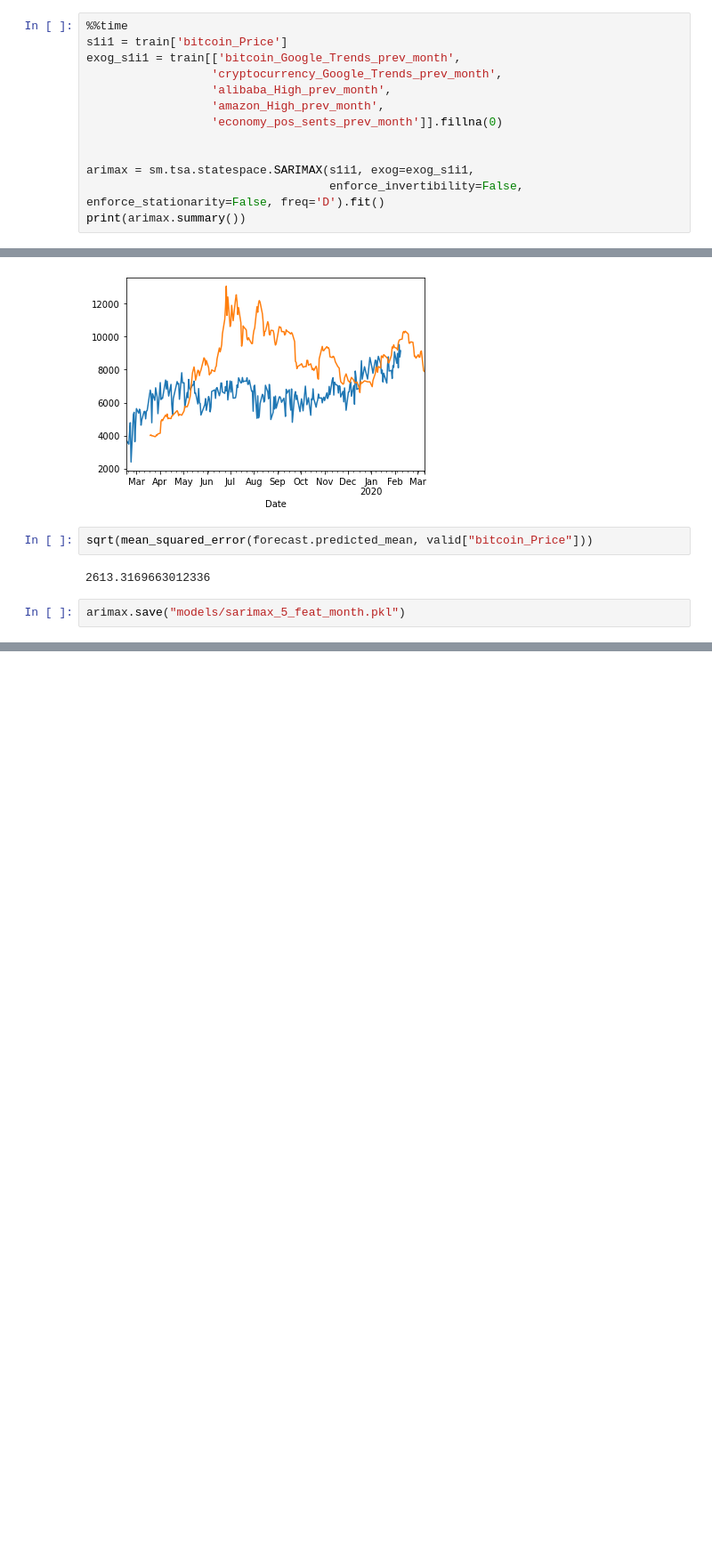
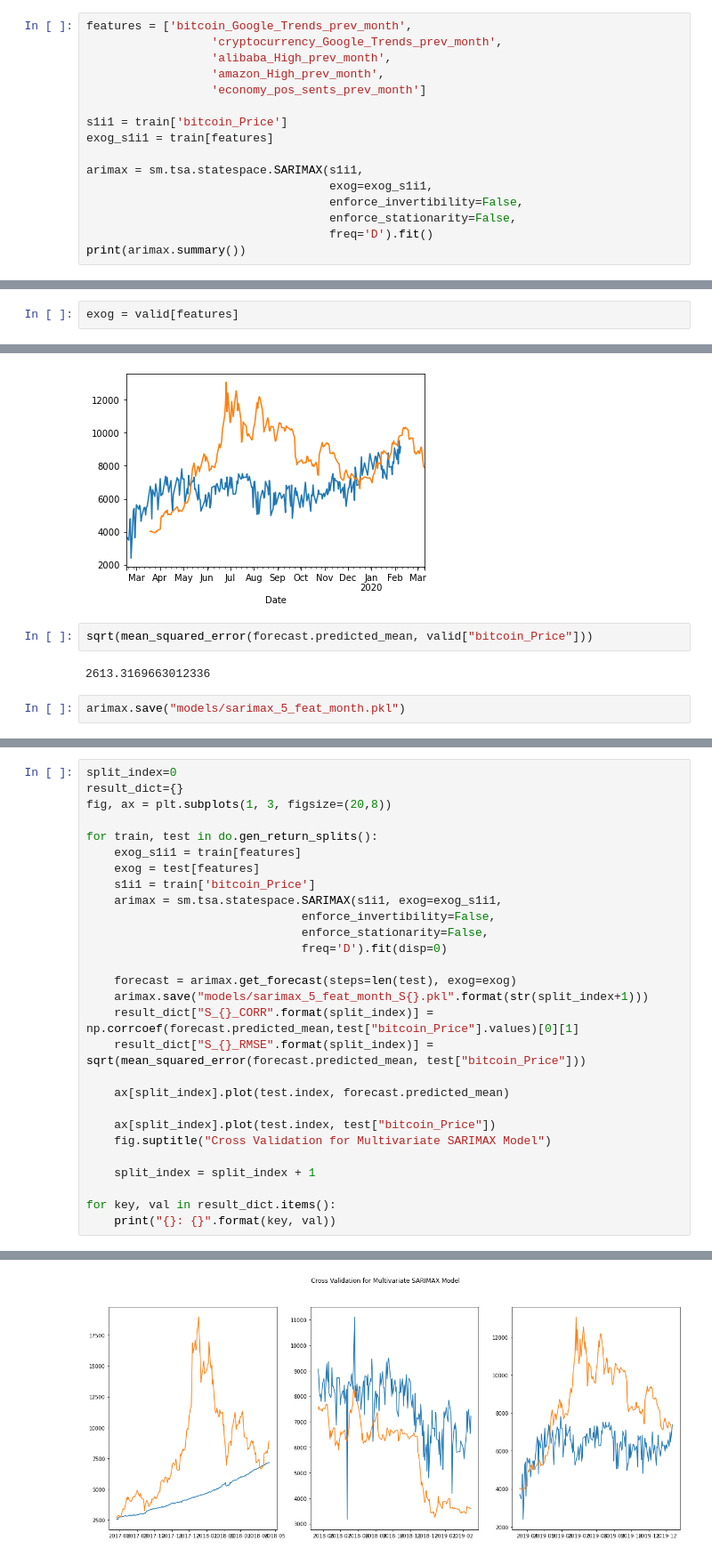
Before and after one commit to herrfeder/DataScientist, a Jupyter notebook: Project_05_Capstone_Stock_Chart_Analysis/03_model_ARIMAX.ipynb, the cells around one changed output, grey strips where cells are left out. Shown at 89% size. Drawn from its saved outputs; the diff is of its cells as text; blank space fills up the shorter version.

```diff
--- a/Project_05_Capstone_Stock_Chart_Analysis/03_model_ARIMAX.ipynb
+++ b/Project_05_Capstone_Stock_Chart_Analysis/03_model_ARIMAX.ipynb
@@ -32,17 +32,20 @@ valid = do.get_causal_const_shift(valid)
 #train["economy_pos_sents_prev_month"] = train["economy_pos_sents_prev_month"].rolling(window=10,min_periods=1).mean()
 #valid["economy_pos_sents_prev_month"] = valid["economy_pos_sents_prev_month"].rolling(window=10,min_periods=1).mean()
 # %%
-%%time
-s1i1 = train['bitcoin_Price']
-exog_s1i1 = train[['bitcoin_Google_Trends_prev_month',
+features = ['bitcoin_Google_Trends_prev_month',
                   'cryptocurrency_Google_Trends_prev_month',
                   'alibaba_High_prev_month',
                   'amazon_High_prev_month',
-                  'economy_pos_sents_prev_month']].fillna(0)
+                  'economy_pos_sents_prev_month']
 
+s1i1 = train['bitcoin_Price']
+exog_s1i1 = train[features]
 
-arimax = sm.tsa.statespace.SARIMAX(s1i1, exog=exog_s1i1,
-                                   enforce_invertibility=False, enforce_stationarity=False, freq='D').fit()
+arimax = sm.tsa.statespace.SARIMAX(s1i1,
+                                   exog=exog_s1i1,
+                                   enforce_invertibility=False,
+                                   enforce_stationarity=False,
+                                   freq='D').fit()
 print(arimax.summary())
 # %% [output]
                                SARIMAX Results
@@ -88,3 +81,5 @@ exog = valid[['bitcoin_Google_Trends_prev_month',
+# %%
+exog = valid[features]
 # %%
 forecast = arimax.get_forecast(steps=len(valid), exog=exog)
 # %%
@@ -101,0 +99,29 @@ arimax.save("models/sarimax_5_feat_month.pkl")
+# %%
+split_index=0
+result_dict={}
+fig, ax = plt.subplots(1, 3, figsize=(20,8))
+
+for train, test in do.gen_return_splits():
+    exog_s1i1 = train[features]
+    exog = test[features]
+    s1i1 = train['bitcoin_Price']
+    arimax = sm.tsa.statespace.SARIMAX(s1i1, exog=exog_s1i1,
+                               enforce_invertibility=False,
+                               enforce_stationarity=False,
+                               freq='D').fit(disp=0)
+
+    forecast = arimax.get_forecast(steps=len(test), exog=exog)
+    arimax.save("models/sarimax_5_feat_month_S{}.pkl".format(str(split_index+1)))
+    result_dict["S_{}_CORR".format(split_index)] = np.corrcoef(forecast.predicted_mean,test["bitcoin_Price"].values)[0][1]
+    result_dict["S_{}_RMSE".format(split_index)] = sqrt(mean_squared_error(forecast.predicted_mean, test["bitcoin_Price"]))
+
+    ax[split_index].plot(test.index, forecast.predicted_mean)
+
+    ax[split_index].plot(test.index, test["bitcoin_Price"])
+    fig.suptitle("Cross Validation for Multivariate SARIMAX Model")
+
+    split_index = split_index + 1
+
+for key, val in result_dict.items():
+    print("{}: {}".format(key, val))
+# %% [output]
@@ -101,0 +134 @@ arimax.save("models/sarimax_5_feat_month.pkl")
+[figure, added]
```
Also changed, not shown: parts of 5 cells of this notebook, 11 other files.
